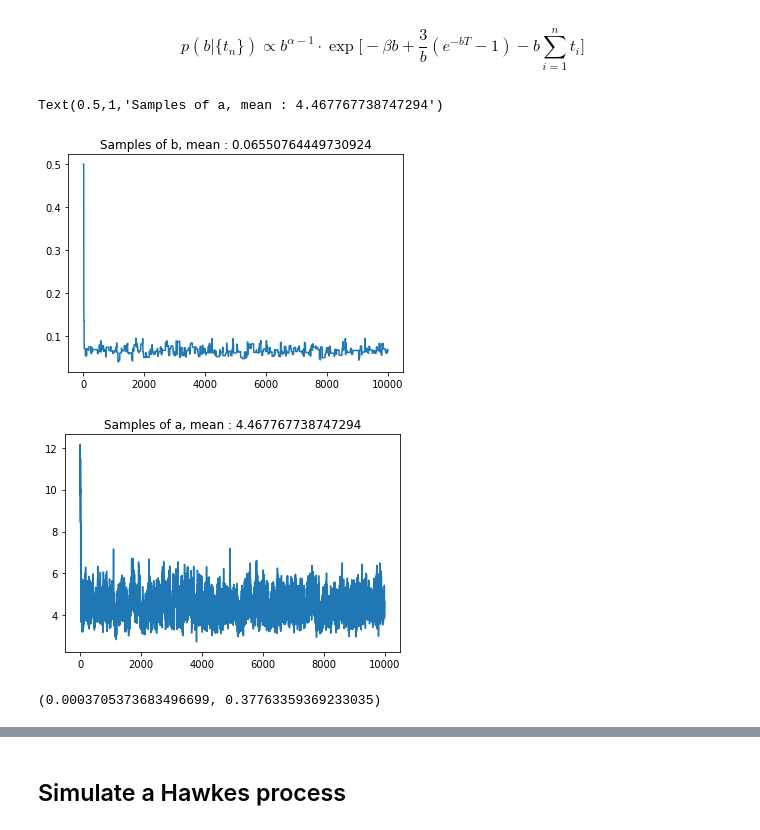
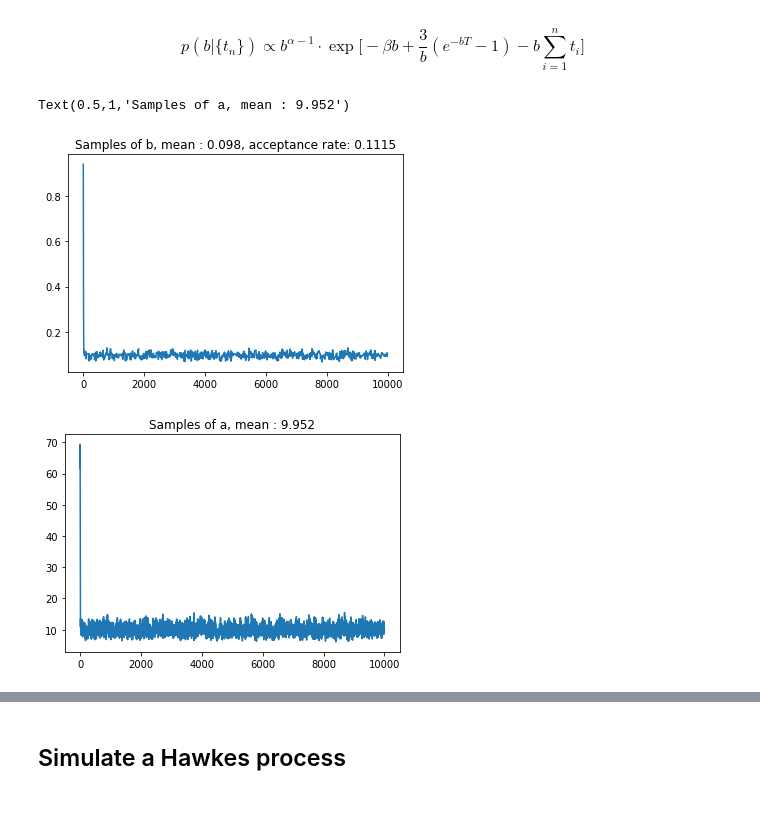
Before and after one commit to AtanasiuDemian/Final-year-project, a Jupyter notebook: PP_Bayesian.ipynb, the cells around one changed output, grey strips where cells are left out. Saved outputs shown, nothing was run; the diff lists cells and outputs as text; code cells hidden in the pictures.

```diff
--- a/PP_Bayesian.ipynb
+++ b/PP_Bayesian.ipynb
@@ -51,7 +51,7 @@ from scipy.stats import uniform
 def NHPP_lambda(a, b, t): # intensity function for NHPP as in example 2.3 in Insua et al, 2012.
     return a*np.exp(-b*t)
 
-a, b = 4, 0.05
+a, b = 10, 0.1
 # T=50 as before
 M = a
 t = 0
@@ -121,33 +89,45 @@ $$p(b | \{t_{n}\}) \propto b^{\alpha-1} \cdot \exp \Big[ -\beta b + \frac{3}{b}(
 # %%
 # Now sample both parameters a and b using systematic scan Gibbs sampler.
 
+from scipy.stats import truncnorm,norm
+
+N = 10000
+
+def log_posterior_b(a, b, alpha, beta, arrivals, T):
+    return -beta*b+(a/b)*(np.exp(-b*T)-1)-b*np.sum(arrivals)+(alpha-1)*np.log(b)
+
 samples_of_b , samples_of_a = [], []
-alpha1, beta1 = 32, 8
-alpha2, beta2 = 4, 9.5
-curr_a, curr_b = 1, 0.5
+alpha1, beta1 = 6, 2/3
+alpha2, beta2 = 4, 8
+curr_b = gamma.rvs(a=alpha2, scale=1/beta2)
+curr_a = gamma.rvs(a = alpha1+len(arrivals), scale = 1/(beta1+ (1/curr_b)*(1-np.exp(-curr_b*T))))
+accepted_b = 0
+lower, upper = 0, 100
+scale_b = 0.1
 
 for i in range(N):
     new_a = gamma.rvs(a = alpha1+len(arrivals), scale = 1/(beta1+ (1/curr_b)*(1-np.exp(-curr_b*T))))
-    x = norm.rvs(loc=curr,scale=0.2)
-    posterior_curr = posterior_b(new_a, curr, alpha2, beta2, arrivals, T)
-    posterior_at_x = posterior_b(new_a, x, alpha2, beta2, arrivals, T)
-    ratio = min(1, posterior_at_x/posterior_curr)
-    U = uniform.rvs(size=1)[0]
-    if U <= ratio:
-        curr_b = x
+    lower_curr, upper_curr = (lower-curr_b)/scale_b, (upper-curr_b)/scale_b
+    cand_b = truncnorm.rvs(a=lower_curr, b=upper_curr, loc=curr_b, scale=scale_b)
+    lower_cand, upper_cand = (lower-cand_b)/scale_b, (upper-cand_b)/scale_b
+    log_prop_at_cand = truncnorm.logpdf(cand_b, a=lower_curr, b=upper_curr, loc=curr_b, scale=scale_b)
+    log_prop_at_curr = truncnorm.logpdf(curr_b, a=lower_cand, b=upper_cand, loc=cand_b, scale=scale_b)
+    log_posterior_at_curr = log_posterior_b(new_a, curr_b, alpha2, beta2, arrivals, T)
+    log_posterior_at_cand = log_posterior_b(new_a, cand_b, alpha2, beta2, arrivals, T)
+    ratio = min(0, log_posterior_at_cand +log_prop_at_curr - log_posterior_at_curr - log_prop_at_cand)
+    U = uniform.rvs()
+    if U <= np.exp(ratio):
+        curr_b = cand_b
+        accepted_b += 1
     curr_a = new_a
     samples_of_a.append(curr_a)
     samples_of_b.append(curr_b)
 plt.plot(range(N), samples_of_b)
-plt.title('Samples of b, mean : {}'.format(np.mean(samples_of_b)))
+plt.title('Samples of b, mean : {}, acceptance rate: {}'.format(round(np.mean(samples_of_b),3), accepted_b/N))
 plt.figure()
 plt.plot(range(N), samples_of_a)
-plt.title('Samples of a, mean : {}'.format(np.mean(samples_of_a)))
+plt.title('Samples of a, mean : {}'.format(round(np.mean(samples_of_a[int(N/3):]),3)))
 # %% [output]
-Text(0.5,1,'Samples of a, mean : 4.467767738747294')
+Text(0.5,1,'Samples of a, mean : 9.952')
-[figure, old version]
+[figure, new version]
-[figure, old version]
+[figure, new version]
-# %%
-np.var(samples_of_b), np.var(samples_of_a)
-# %% [output]
-(0.0003705373683496699, 0.37763359369233035)
```
Also changed, not shown: parts of 44 cells of this notebook.
